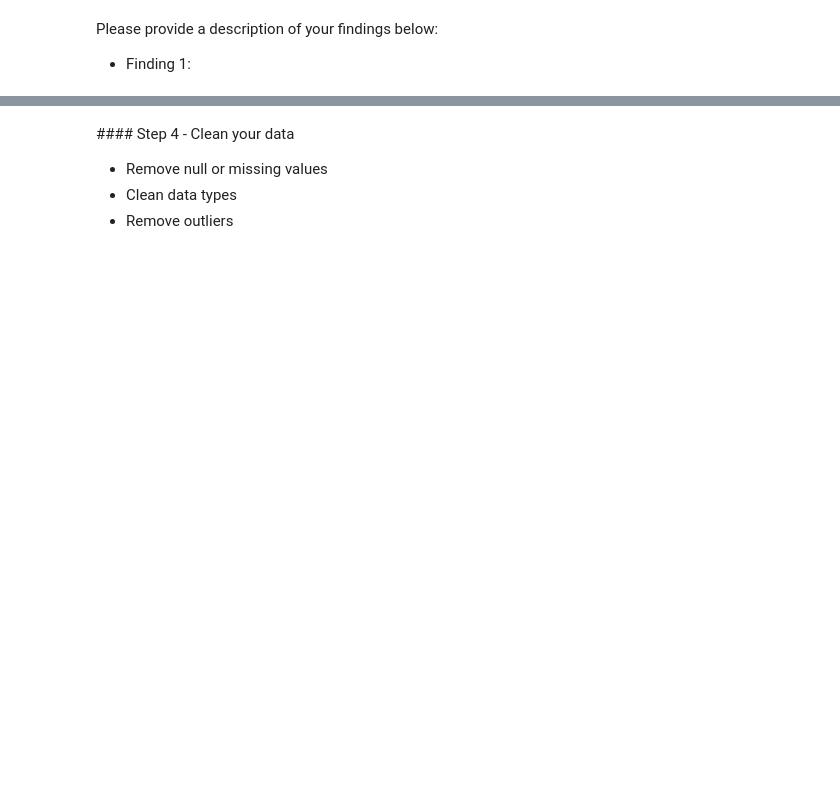
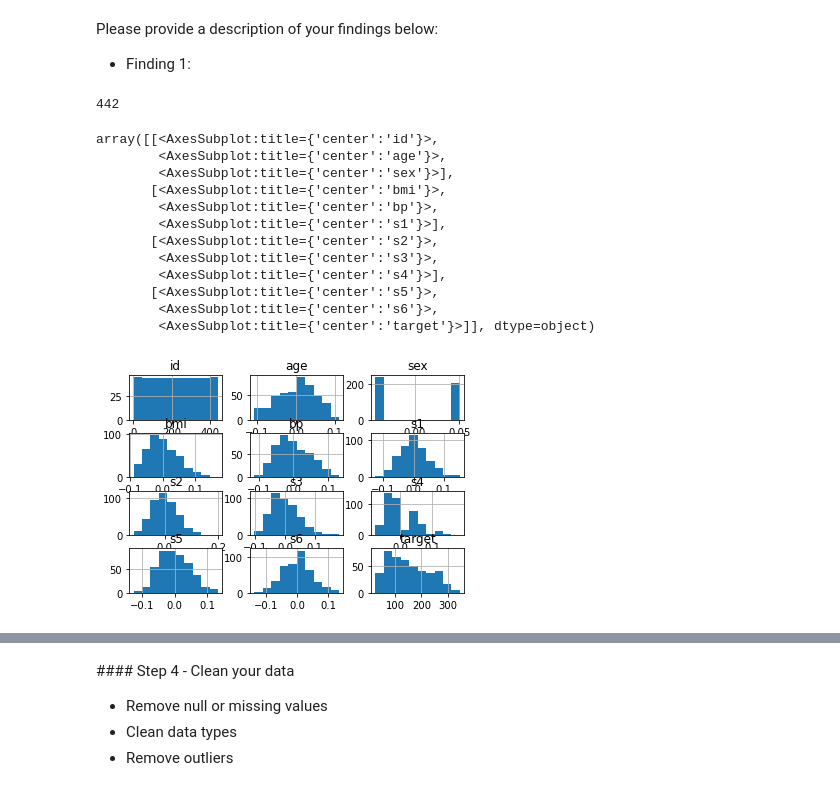
Before and after one commit to robertvatasoiu/ds-homework, a Jupyter notebook: homework4-ds/homework4.ipynb, the cells around one changed output, grey strips where cells are left out. Drawn from its saved outputs; the diff is of its cells as text; code cells hidden in the pictures; blank space fills up the shorter version.

Commit message:
late homework

```diff
--- a/homework4-ds/homework4.ipynb
+++ b/homework4-ds/homework4.ipynb
@@ -43,3 +18,8 @@ TypeError: '(slice(None, None, None), 8)' is an invalid key
+# %%
+# Your code goes here
+
+import pandas as pd
+data=pd.read_sql("SELECT * FROM homework4;", conn)
 # %% [markdown]
 #### Step 3 - Explore the data
 Before building a model, check out your data and ensure that it is clean. Things you should be careful about include:
@@ -55,3 +132,28 @@ Please note that your data set is a modified version of the data available here:
 Please provide a description of your findings below:
 
 * Finding 1:
+# %%
+#Your code goes here:
+
+new_data = data.drop_duplicates(subset=["age", "sex", "bmi", "s1", "s2", "s3", "s4", "s5", "target"])
+print(len(new_data))
+# %% [output]
+442
+# %%
+import numpy as np
+%matplotlib inline
+new_data.hist()
+# %% [output]
+array([[<AxesSubplot:title={'center':'id'}>,
+        <AxesSubplot:title={'center':'age'}>,
+        <AxesSubplot:title={'center':'sex'}>],
+       [<AxesSubplot:title={'center':'bmi'}>,
+        <AxesSubplot:title={'center':'bp'}>,
+        <AxesSubplot:title={'center':'s1'}>],
+       [<AxesSubplot:title={'center':'s2'}>,
+        <AxesSubplot:title={'center':'s3'}>,
+        <AxesSubplot:title={'center':'s4'}>],
+       [<AxesSubplot:title={'center':'s5'}>,
+        <AxesSubplot:title={'center':'s6'}>,
+        <AxesSubplot:title={'center':'target'}>]], dtype=object)
+[figure, added]
```
Also changed, not shown: parts of 42 cells of this notebook.
